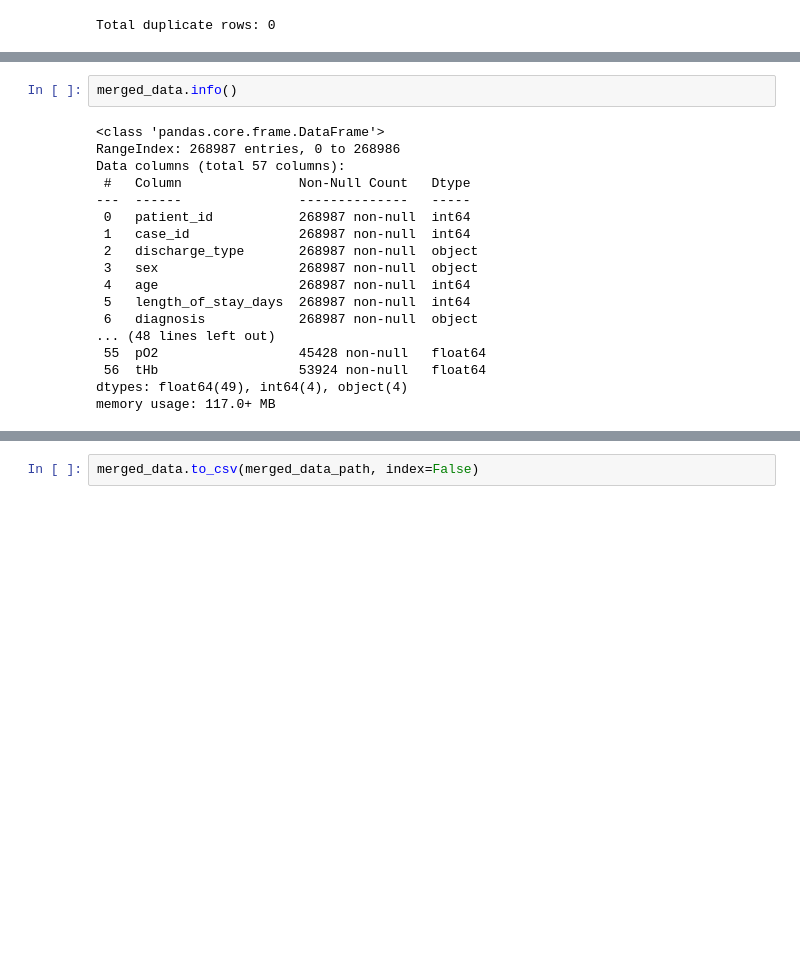
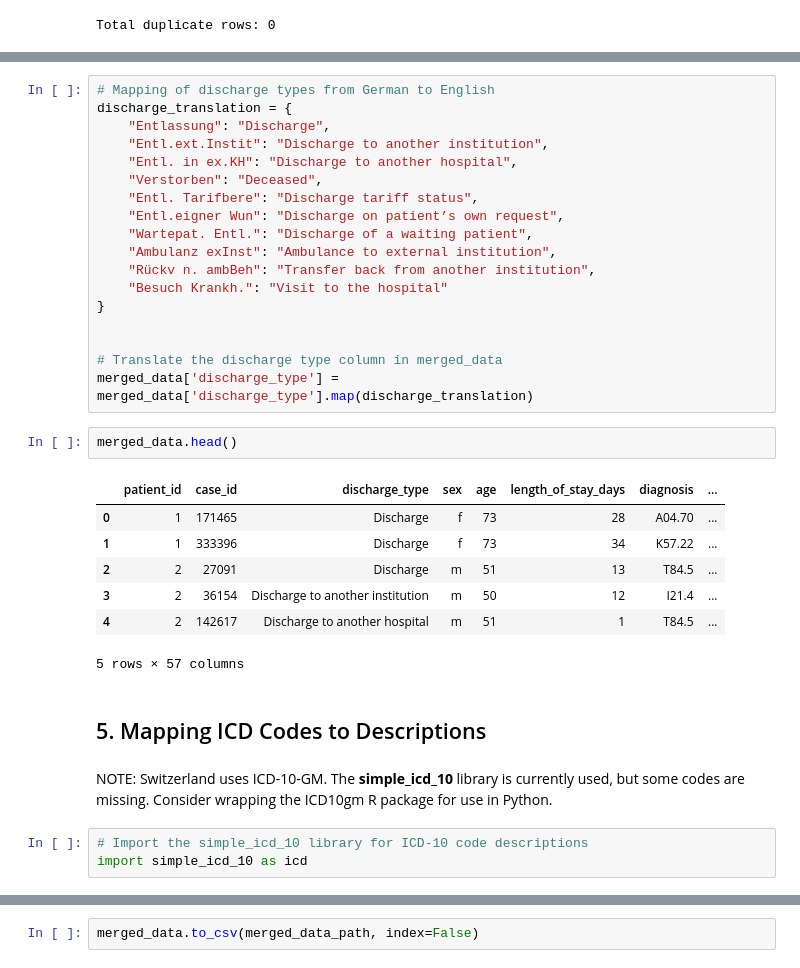
Before and after one commit to Yokopa/hospital-stay-discharge-prediction, a Jupyter notebook: code/3_merge_data.ipynb, the cells around one changed output, grey strips where cells are left out. Cells and saved outputs as stored; diff of their text form; blank space fills up the shorter version.

```diff
--- a/code/3_merge_data.ipynb
+++ b/code/3_merge_data.ipynb
@@ -195,20 +238,35 @@ display(merged_data)
+# %%
+# Mapping of discharge types from German to English
+discharge_translation = {
+    "Entlassung": "Discharge",
+    "Entl.ext.Instit": "Discharge to another institution",
+    "Entl. in ex.KH": "Discharge to another hospital",
+    "Verstorben": "Deceased",
+    "Entl. Tarifbere": "Discharge tariff status",
+    "Entl.eigner Wun": "Discharge on patient’s own request",
+    "Wartepat. Entl.": "Discharge of a waiting patient",
+    "Ambulanz exInst": "Ambulance to external institution",
+    "Rückv n. ambBeh": "Transfer back from another institution",
+    "Besuch Krankh.": "Visit to the hospital"
+}
+
+
+# Translate the discharge type column in merged_data
+merged_data['discharge_type'] = merged_data['discharge_type'].map(discharge_translation)
 # %%
-merged_data.info()
+merged_data.head()
 # %% [output]
+|  | patient_id | case_id | discharge_type | sex | age | length_of_stay_days | diagnosis | ... |
+| 0 | 1 | 171465 | Discharge | f | 73 | 28 | A04.70 | ... |
+| 1 | 1 | 333396 | Discharge | f | 73 | 34 | K57.22 | ... |
+| 2 | 2 | 27091 | Discharge | m | 51 | 13 | T84.5 | ... |
+| 3 | 2 | 36154 | Discharge to another institution | m | 50 | 12 | I21.4 | ... |
+| 4 | 2 | 142617 | Discharge to another hospital | m | 51 | 1 | T84.5 | ... |
-<class 'pandas.core.frame.DataFrame'>
-RangeIndex: 268987 entries, 0 to 268986
-Data columns (total 57 columns):
- #   Column               Non-Null Count   Dtype
----  ------               --------------   -----
- 0   patient_id           268987 non-null  int64
- 1   case_id              268987 non-null  int64
- 2   discharge_type       268987 non-null  object
- 3   sex                  268987 non-null  object
- 4   age                  268987 non-null  int64
- 5   length_of_stay_days  268987 non-null  int64
- 6   diagnosis            268987 non-null  object
-... (48 lines left out)
- 55  pO2                  45428 non-null   float64
- 56  tHb                  53924 non-null   float64
-dtypes: float64(49), int64(4), object(4)
-memory usage: 117.0+ MB
+5 rows × 57 columns
+# %% [markdown]
+## 5. Mapping ICD Codes to Descriptions
+# %% [markdown]
+NOTE: Switzerland uses ICD-10-GM. The **simple_icd_10** library is currently used, but some codes are missing. Consider wrapping the ICD10gm R package for use in Python.
+# %%
+# Import the simple_icd_10 library for ICD-10 code descriptions
+import simple_icd_10 as icd
```
Also changed, not shown: parts of 20 cells of this notebook, 1 other file.
